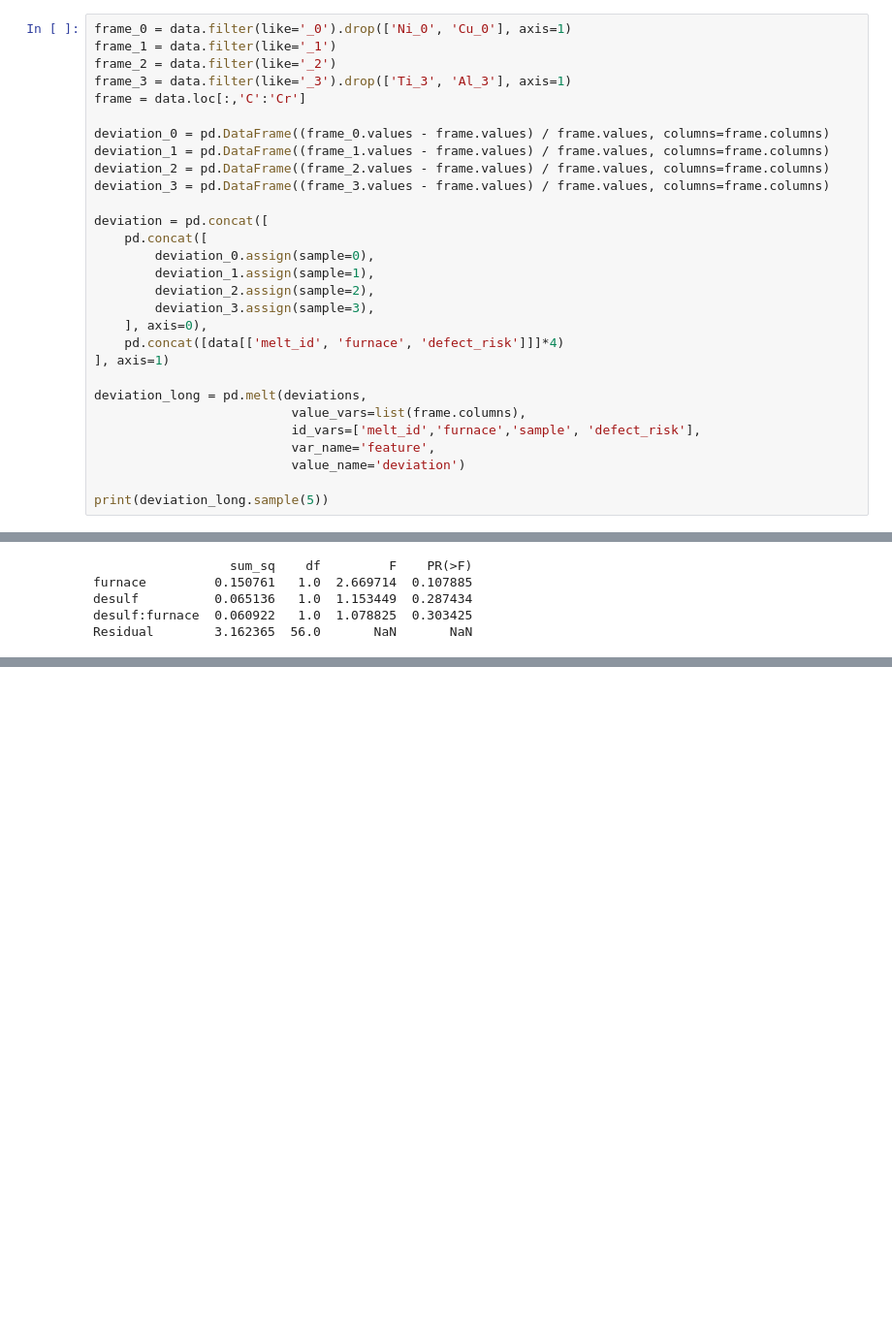
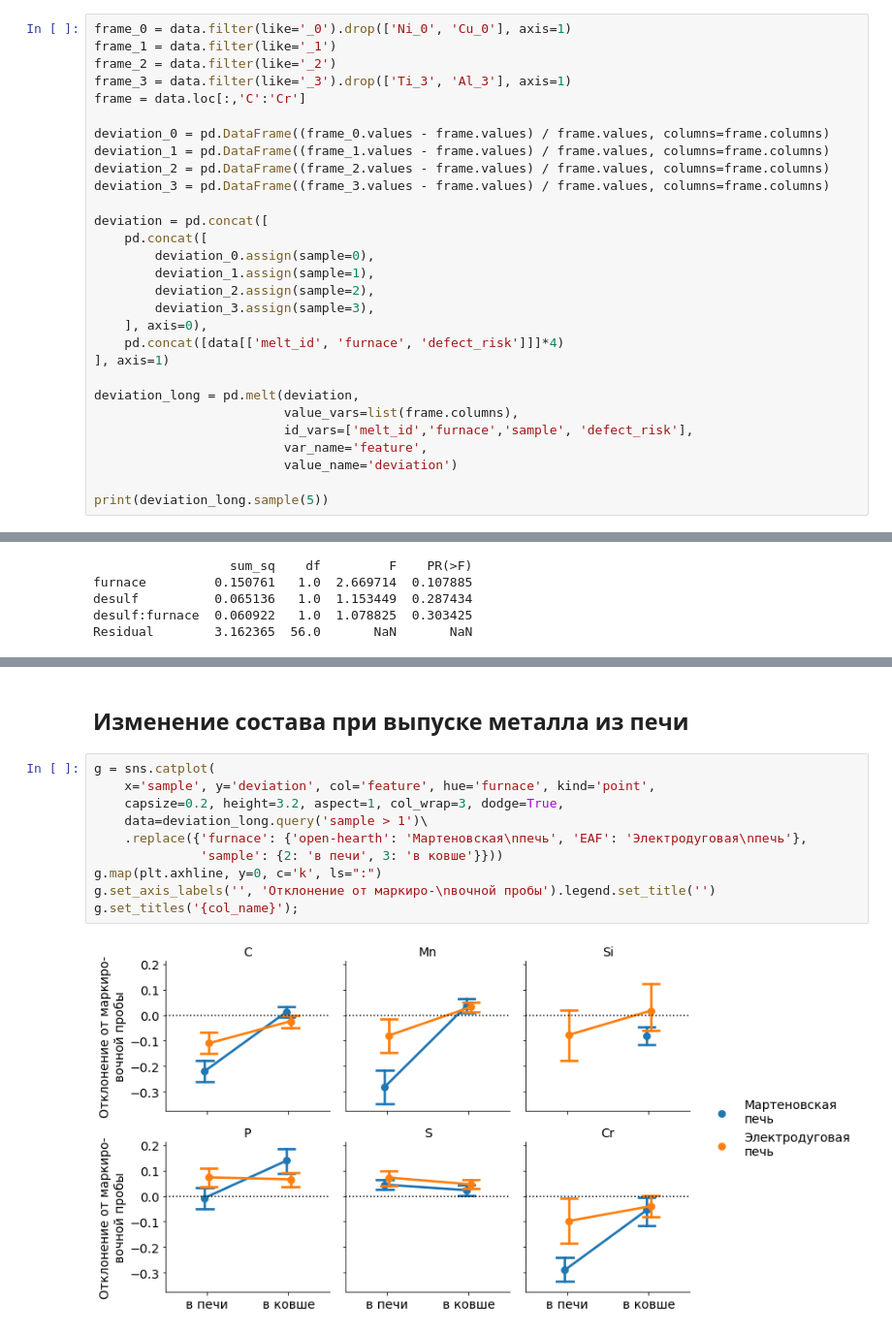
Before and after one commit to kennythecanary/cv, a Jupyter notebook: data_visualization/steelmaking/steelmaking_viz.ipynb, the cells around one changed output, grey strips where cells are left out. Shown: that part at 97% size. Saved outputs shown, nothing was run; the diff lists cells and outputs as text; blank space fills up the shorter version.

```diff
--- a/data_visualization/steelmaking/steelmaking_viz.ipynb
+++ b/data_visualization/steelmaking/steelmaking_viz.ipynb
@@ -357,11 +350,11 @@ deviation = pd.concat([
     pd.concat([data[['melt_id', 'furnace', 'defect_risk']]]*4)
 ], axis=1)
 
-deviation_long = pd.melt(deviations,
-                          value_vars=list(frame.columns),
-                          id_vars=['melt_id','furnace','sample', 'defect_risk'],
-                          var_name='feature',
-                          value_name='deviation')
+deviation_long = pd.melt(deviation,
+                         value_vars=list(frame.columns),
+                         id_vars=['melt_id','furnace','sample', 'defect_risk'],
+                         var_name='feature',
+                         value_name='deviation')
 
 print(deviation_long.sample(5))
 # %% [output]
@@ -445,0 +443,14 @@ Residual        3.162365  56.0       NaN       NaN
+# %% [markdown]
+## Изменение состава при выпуске металла из печи
+# %%
+g = sns.catplot(
+    x='sample', y='deviation', col='feature', hue='furnace', kind='point',
+    capsize=0.2, height=3.2, aspect=1, col_wrap=3, dodge=True,
+    data=deviation_long.query('sample > 1')\
+    .replace({'furnace': {'open-hearth': 'Мартеновская\nпечь', 'EAF': 'Электродуговая\nпечь'},
+              'sample': {2: 'в печи', 3: 'в ковше'}}))
+g.map(plt.axhline, y=0, c='k', ls=":")
+g.set_axis_labels('', 'Отклонение от маркиро-\nвочной пробы').legend.set_title('')
+g.set_titles('{col_name}');
+# %% [output]
+[figure, added]
```
Also changed, not shown: parts of 26 cells of this notebook, 2 other files.
